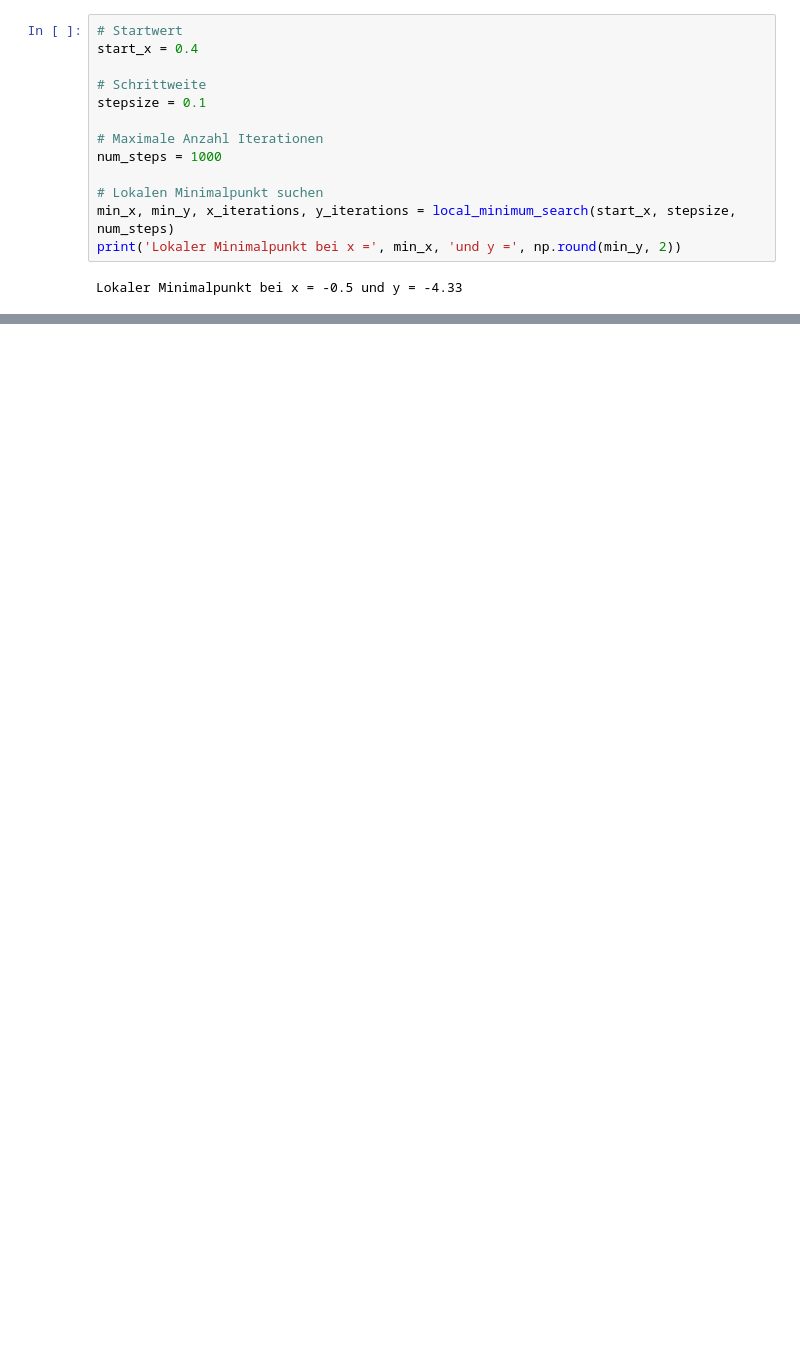
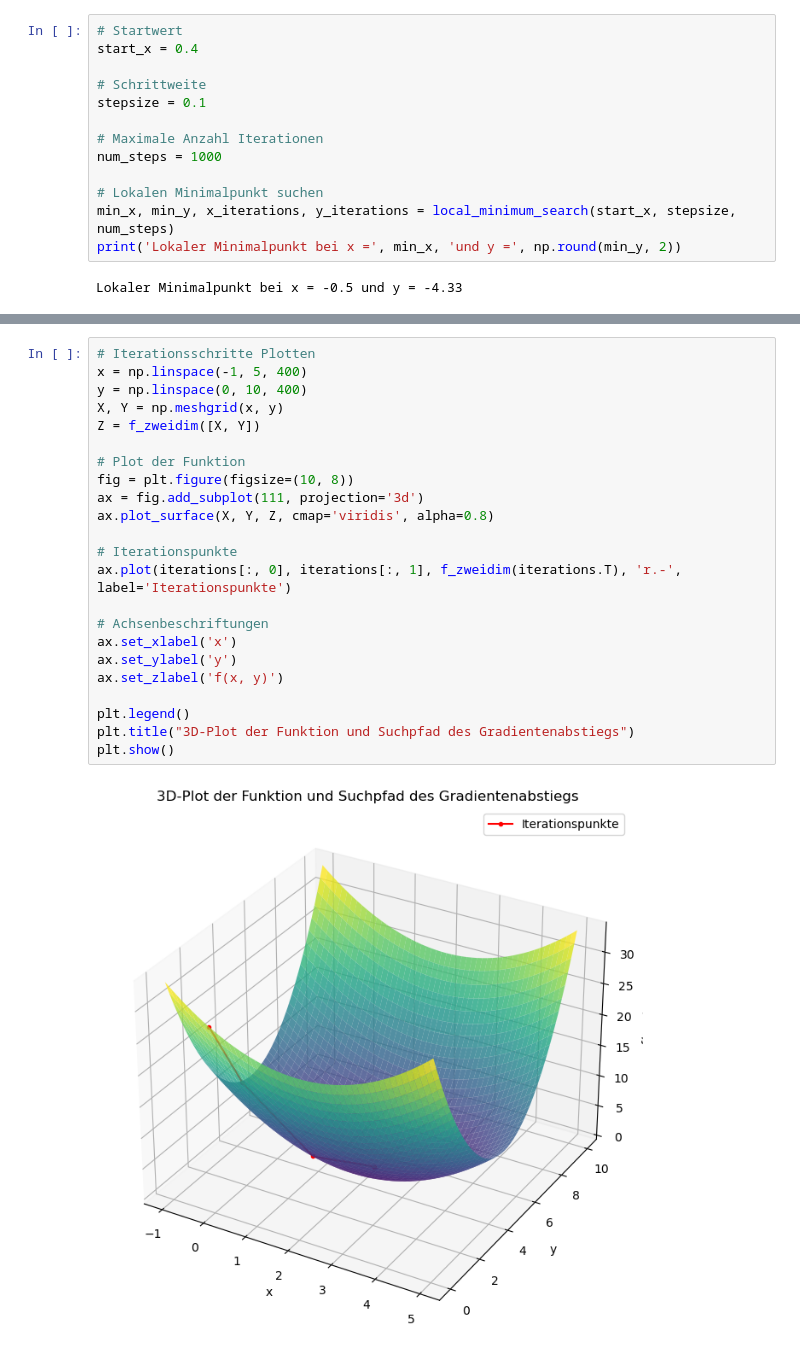
Before and after one commit to Schoenbrodt/KI-Bildung-im-MU, a Jupyter notebook: numerischeOptimierungsverfahren.ipynb, the cells around one changed output, grey strips where cells are left out. Saved outputs shown, nothing was run; the diff lists cells and outputs as text; blank space fills up the shorter version.

```diff
--- a/numerischeOptimierungsverfahren.ipynb
+++ b/numerischeOptimierungsverfahren.ipynb
@@ -191,0 +229,25 @@ Minimalwert von f(x): 1.367868682191627e-13
+# %%
+# Iterationsschritte Plotten
+x = np.linspace(-1, 5, 400)
+y = np.linspace(0, 10, 400)
+X, Y = np.meshgrid(x, y)
+Z = f_zweidim([X, Y])
+
+# Plot der Funktion
+fig = plt.figure(figsize=(10, 8))
+ax = fig.add_subplot(111, projection='3d')
+ax.plot_surface(X, Y, Z, cmap='viridis', alpha=0.8)
+
+# Iterationspunkte
+ax.plot(iterations[:, 0], iterations[:, 1], f_zweidim(iterations.T), 'r.-', label='Iterationspunkte')
+
+# Achsenbeschriftungen
+ax.set_xlabel('x')
+ax.set_ylabel('y')
+ax.set_zlabel('f(x, y)')
+
+plt.legend()
+plt.title("3D-Plot der Funktion und Suchpfad des Gradientenabstiegs")
+plt.show()
+# %% [output]
+[figure, added]
```
Also changed, not shown: parts of 13 cells of this notebook, 2 other files.
